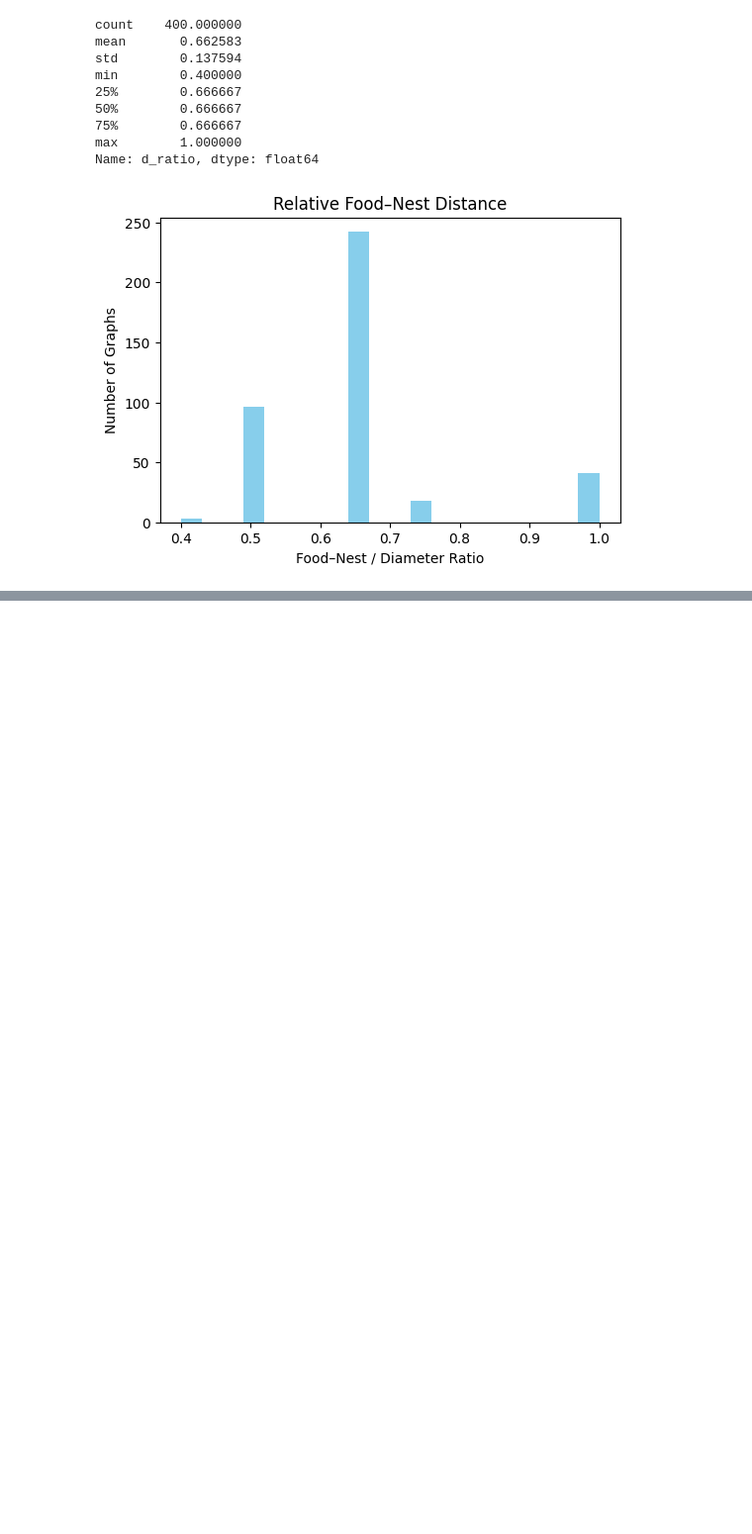
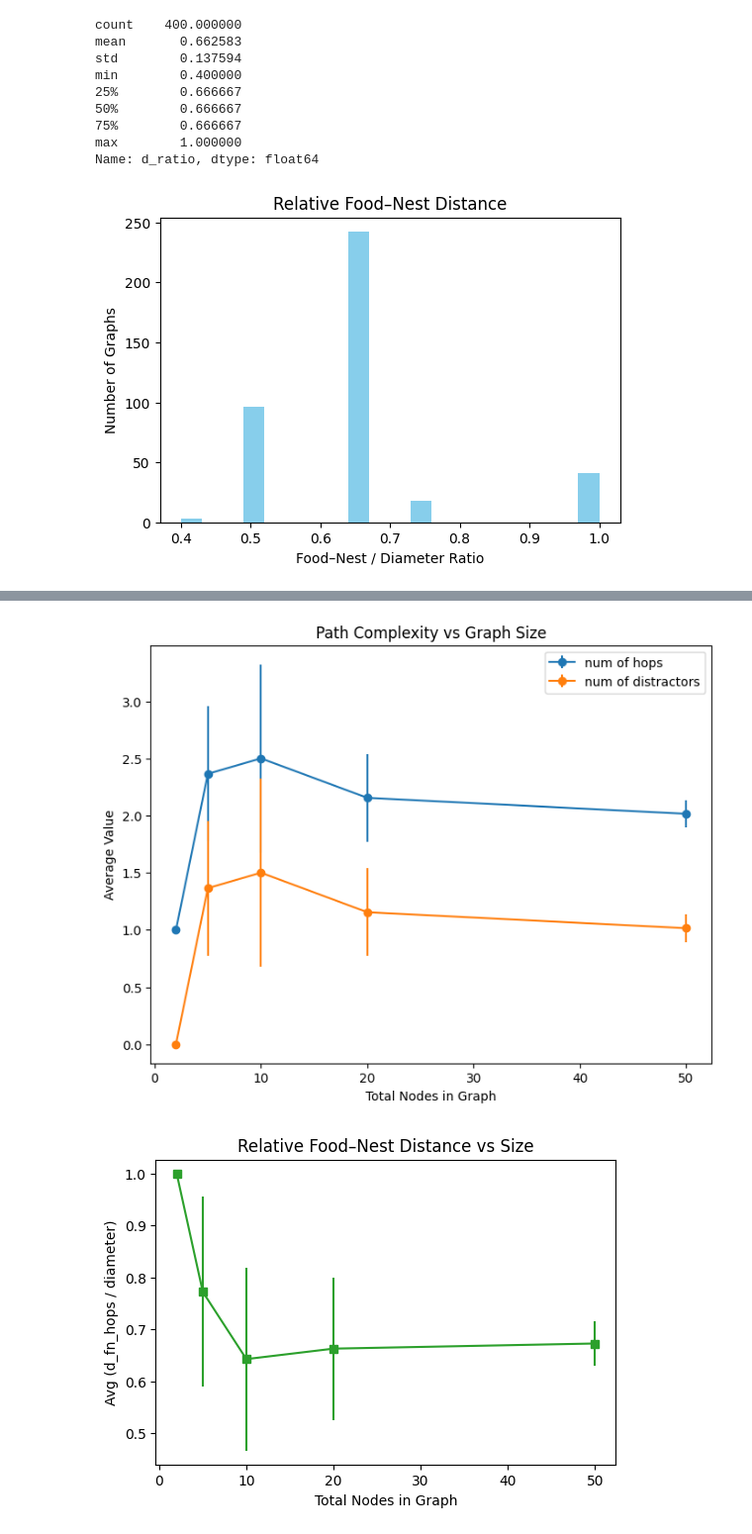
Before and after one commit to nabilasiregar/emergent-communication, a Jupyter notebook: analysis/network.ipynb, the cells around one changed output, grey strips where cells are left out. Shown at 99% size. Drawn from its saved outputs; the diff is of its cells as text; code cells hidden in the pictures; blank space fills up the shorter version.

Commit message:
add more graph analysis

```diff
--- a/analysis/network.ipynb
+++ b/analysis/network.ipynb
@@ -125,0 +171,15 @@ Name: d_ratio, dtype: float64
+# %%
+all_dfs = []
+for path in glob.glob('../data/train_data_*.pt'):
+    dfN = analyze_file(path)
+    all_dfs.append(dfN)
+df = pd.concat(all_dfs, ignore_index=True)
+
+summary = df.groupby('num_nodes').agg({
+    'd_fn_hops':   ['mean','std'],
+    'n_distractors_on_path':['mean','std'],
+    'd_fn_distance':  ['mean','std'],
+    'ratio':      ['mean','std']
+}).reset_index()
+summary.columns = ['_'.join(col).strip('_') for col in summary.columns.values]
+summary
@@ -125,0 +193,29 @@ Name: d_ratio, dtype: float64
+# %%
+plt.figure(figsize=(8,6))
+plt.errorbar(summary['num_nodes'],
+             summary['d_fn_hops_mean'],
+             yerr=summary['d_fn_hops_std'],
+             marker='o', label='num of hops')
+plt.errorbar(summary['num_nodes'],
+             summary['n_distractors_on_path_mean'],
+             yerr=summary['n_distractors_on_path_std'],
+             marker='o', label='num of distractors')
+plt.xlabel('Total Nodes in Graph')
+plt.ylabel('Average Value')
+plt.title('Path Complexity vs Graph Size')
+plt.legend()
+plt.show()
+
+# relative ratio
+plt.figure(figsize=(6,4))
+plt.errorbar(summary['num_nodes'],
+             summary['ratio_mean'],
+             yerr=summary['ratio_std'],
+             marker='s', color='C2')
+plt.xlabel('Total Nodes in Graph')
+plt.ylabel('Avg (d_fn_hops / diameter)')
+plt.title('Relative Food–Nest Distance vs Size')
+plt.show()
+# %% [output]
+[figure, added]
+[figure, added]
```
Also changed, not shown: parts of 5 cells of this notebook.
